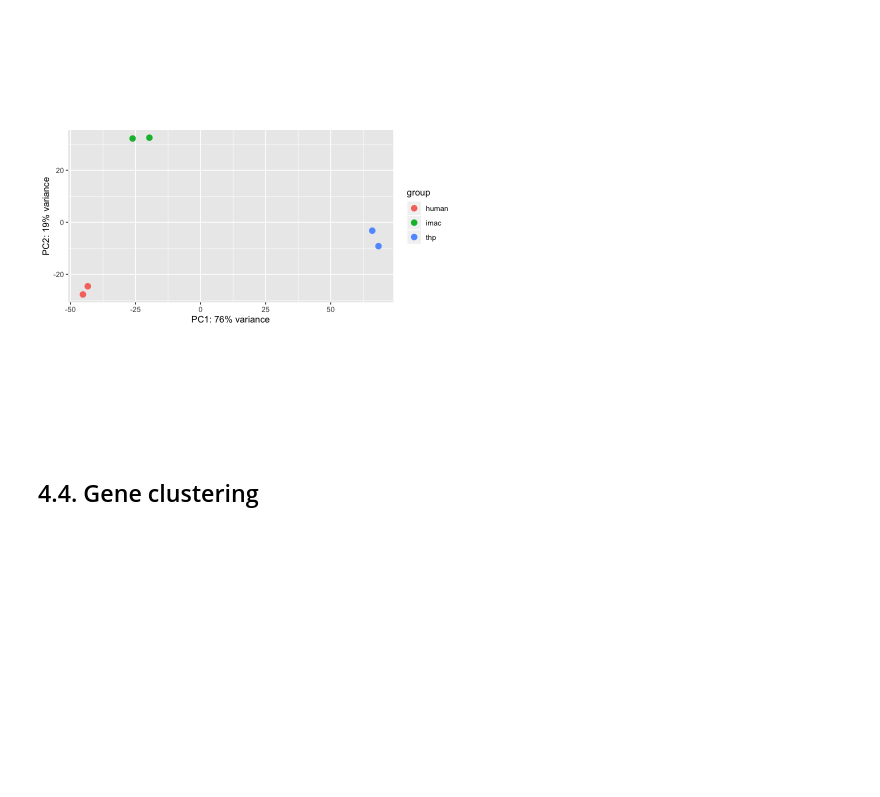
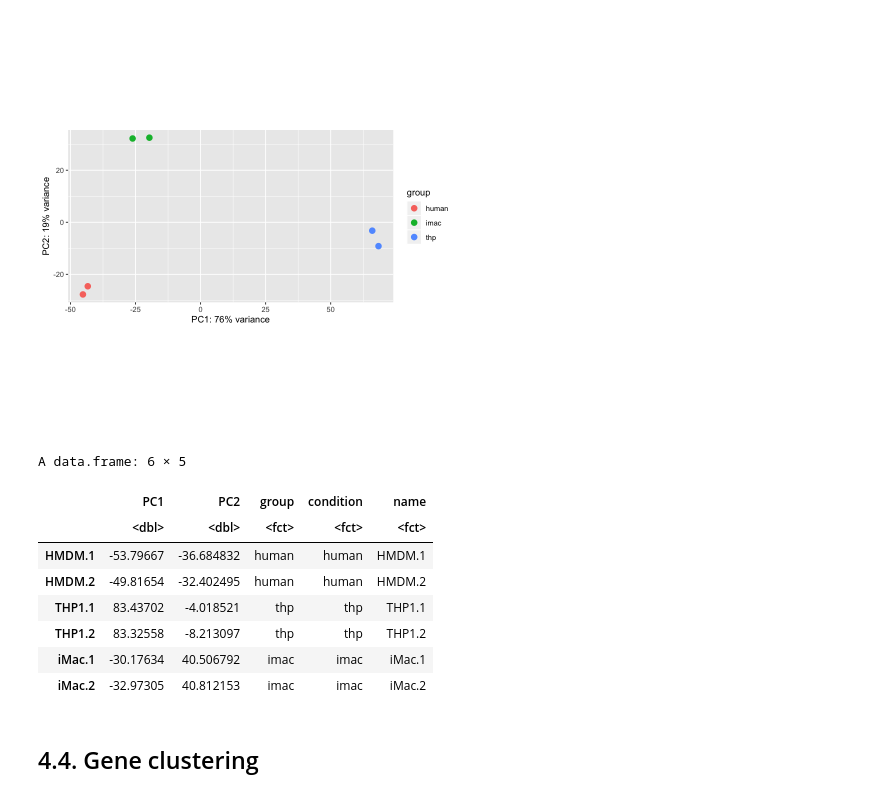
Before and after one commit to adelomana/uwm, a Jupyter notebook: transcriptomics/transcriptomics_DESeq2.ipynb, the cells around one changed output. Drawn from its saved outputs; the diff is of its cells as text; code cells hidden in the pictures; blank space fills up the shorter version.

Commit message:
stored PCA position for Python plotting

```diff
--- a/transcriptomics/transcriptomics_DESeq2.ipynb
+++ b/transcriptomics/transcriptomics_DESeq2.ipynb
@@ -669,6 +669,22 @@ plotPCA(rld_HE)
 [figure]
 [figure]
 [figure]
+# %%
+# store positions for Python visualization
+positions=plotPCA(rld_E, returnData = TRUE)
+positions_file=paste(results_dir,'positions.PCA.rld_E','.csv',sep='')
+write.table(positions,positions_file,sep=",")
+positions
+# %% [output]
+A data.frame: 6 × 5
+|  | PC1 | PC2 | group | condition | name |
+|  | <dbl> | <dbl> | <fct> | <fct> | <fct> |
+| HMDM.1 | -53.79667 | -36.684832 | human | human | HMDM.1 |
+| HMDM.2 | -49.81654 | -32.402495 | human | human | HMDM.2 |
+| THP1.1 | 83.43702 | -4.018521 | thp | thp | THP1.1 |
+| THP1.2 | 83.32558 | -8.213097 | thp | thp | THP1.2 |
+| iMac.1 | -30.17634 | 40.506792 | imac | imac | iMac.1 |
+| iMac.2 | -32.97305 | 40.812153 | imac | imac | iMac.2 |
 # %% [markdown]
 ## 4.4. Gene clustering
 # %%
```
